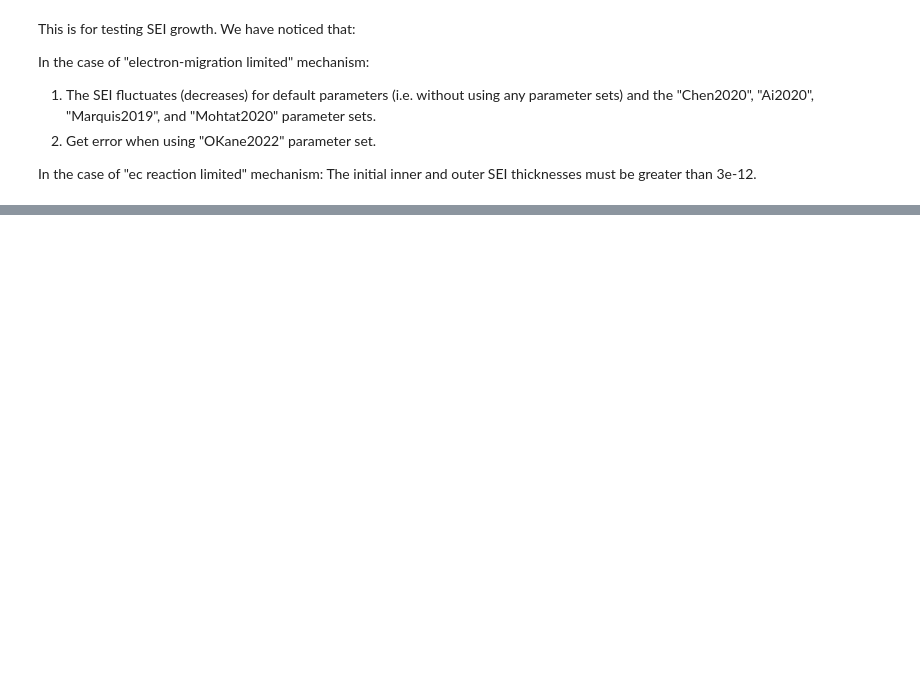
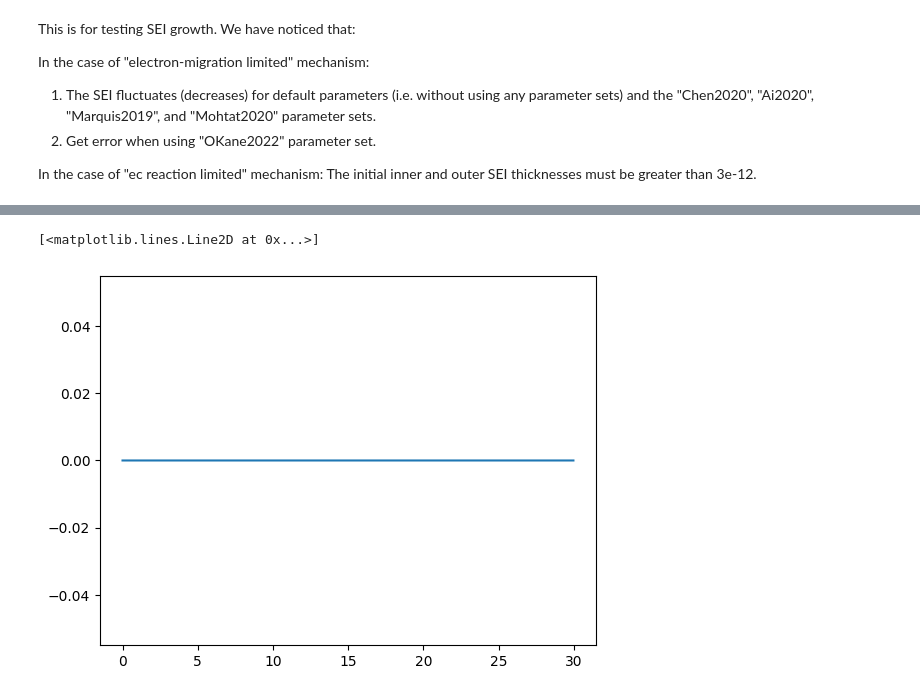
Before and after one commit to brosaplanella/formation, a Jupyter notebook: test_SEI.ipynb, the cells around one changed output, grey strips where cells are left out. Drawn from its saved outputs; the diff is of its cells as text; code cells hidden in the pictures; blank space fills up the shorter version.

```diff
--- a/test_SEI.ipynb
+++ b/test_SEI.ipynb
@@ -57,0 +54,6 @@ Error in Function::call for 'F' [CvodesInterface] at .../casadi/core/function.cp
+# %%
+plt.plot(sol["Time [h]"].entries,
+         sol["Contact overpotential [V]"].entries)
+# %% [output]
+[<matplotlib.lines.Line2D at 0x...>]
+[figure, added]
```
Also changed, not shown: parts of 3 cells of this notebook, 2 other files.
